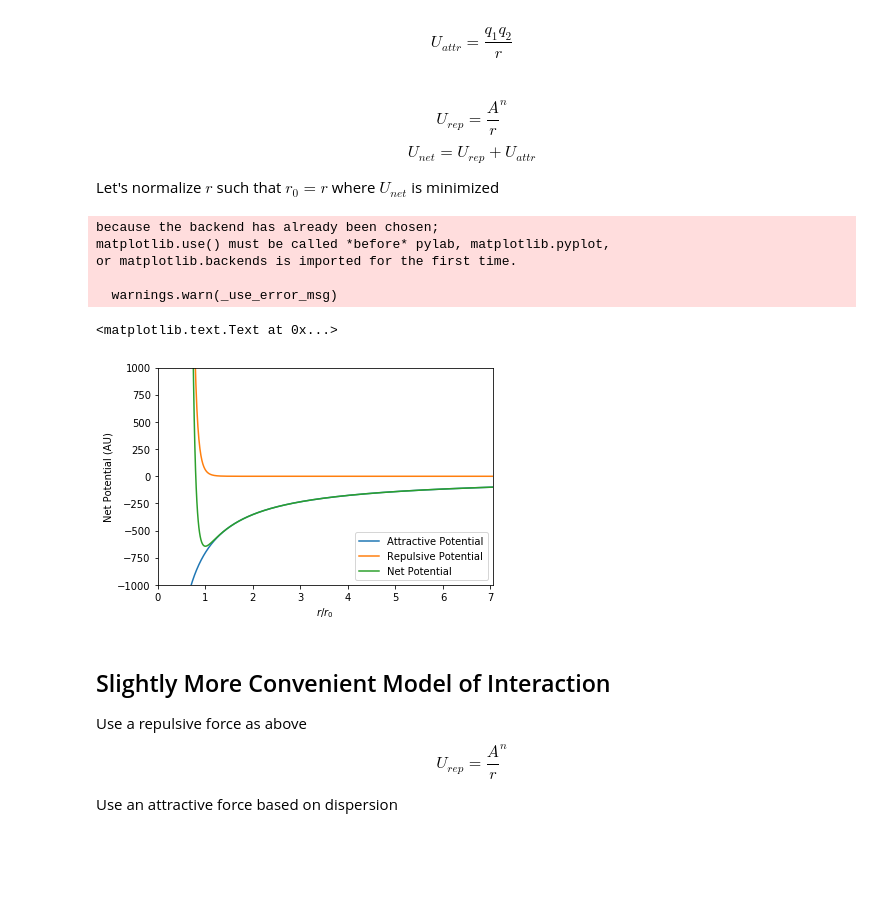
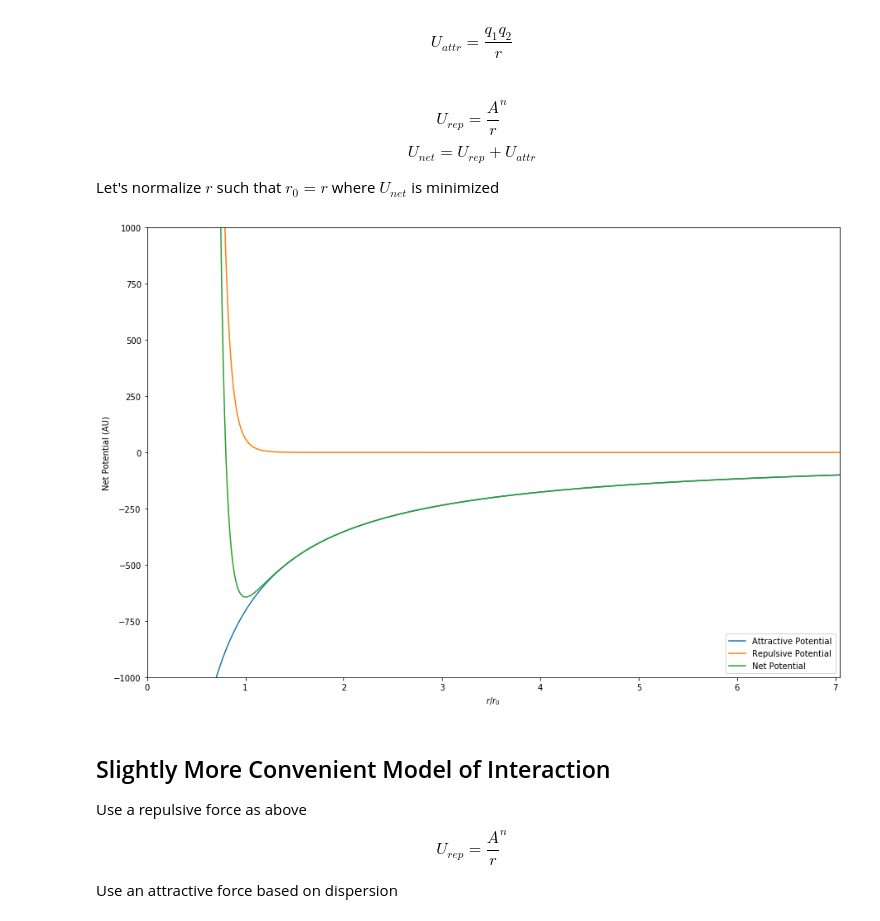
Before and after one commit to BatteryModel/MSE_501_Fall_2017, a Jupyter notebook: Lectures/MSE_501_Lecture_01_Work_Notes.ipynb, the cells around one changed output. Drawn from its saved outputs; the diff is of its cells as text; code cells hidden in the pictures; blank space fills up the shorter version.

```diff
--- a/Lectures/MSE_501_Lecture_01_Work_Notes.ipynb
+++ b/Lectures/MSE_501_Lecture_01_Work_Notes.ipynb
@@ -79,40 +79,35 @@ from pithy import *
 matplotlib.rcParams['figure.figsize'] = (15.0, 10.0)
 
 #Now let's translate to python
 rl = .01
 
 r = linspace(1e-5,rl,1000) #avoid 0 to avoid infinity which is generally good to avoid
 
 #From Sherrer Notes Page 19
 q1 = 1
 q2 = -1
 U_att = q1*q2/r
 
 #From Sherrer Notes Page 19
 A = .002
 U_rep = (A/r)**12
 U_net = U_att + U_rep
 
 #Find where U_net is mininum
 r0 = r[argmin(U_net)] #find r0
 
 #Now Let's Plot
 plot(r/r0,U_att,label="Attractive Potential")
 plot(r/r0,U_rep,label="Repulsive Potential")
 plot(r/r0,U_net,label="Net Potential")
 xlim(0,max(r/r0))
 ylim(-1000,1000)
 legend()
 ylabel("Net Potential (AU)")
 xlabel("$r/r_0$")
+show()
 # %% [output]
-because the backend has already been chosen;
-matplotlib.use() must be called *before* pylab, matplotlib.pyplot,
-or matplotlib.backends is imported for the first time.
-
-  warnings.warn(_use_error_msg)
-<matplotlib.text.Text at 0x...>
-[figure, old version]
+[figure, new version]
 # %% [markdown]
 ##  Slightly More Convenient Model of Interaction
 
```
Also changed, not shown: parts of 3 cells of this notebook.
